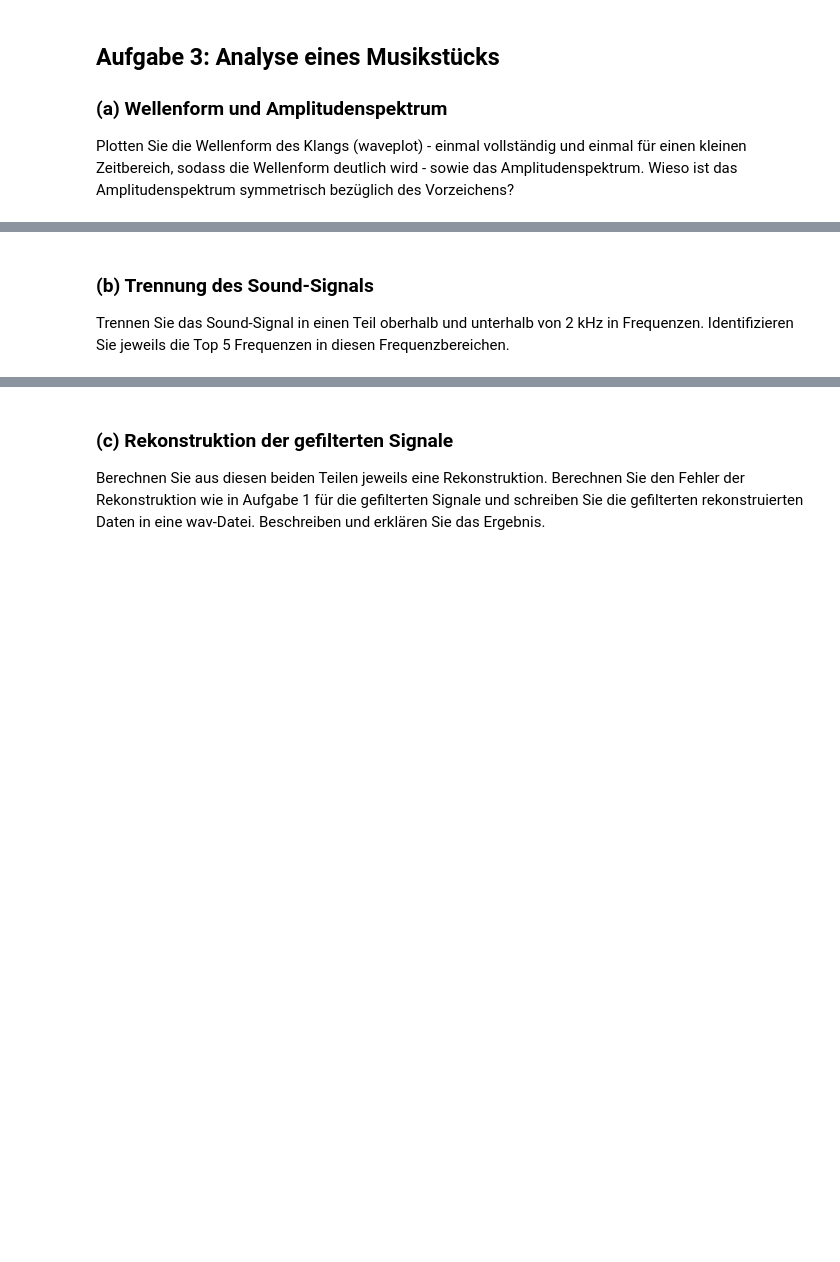
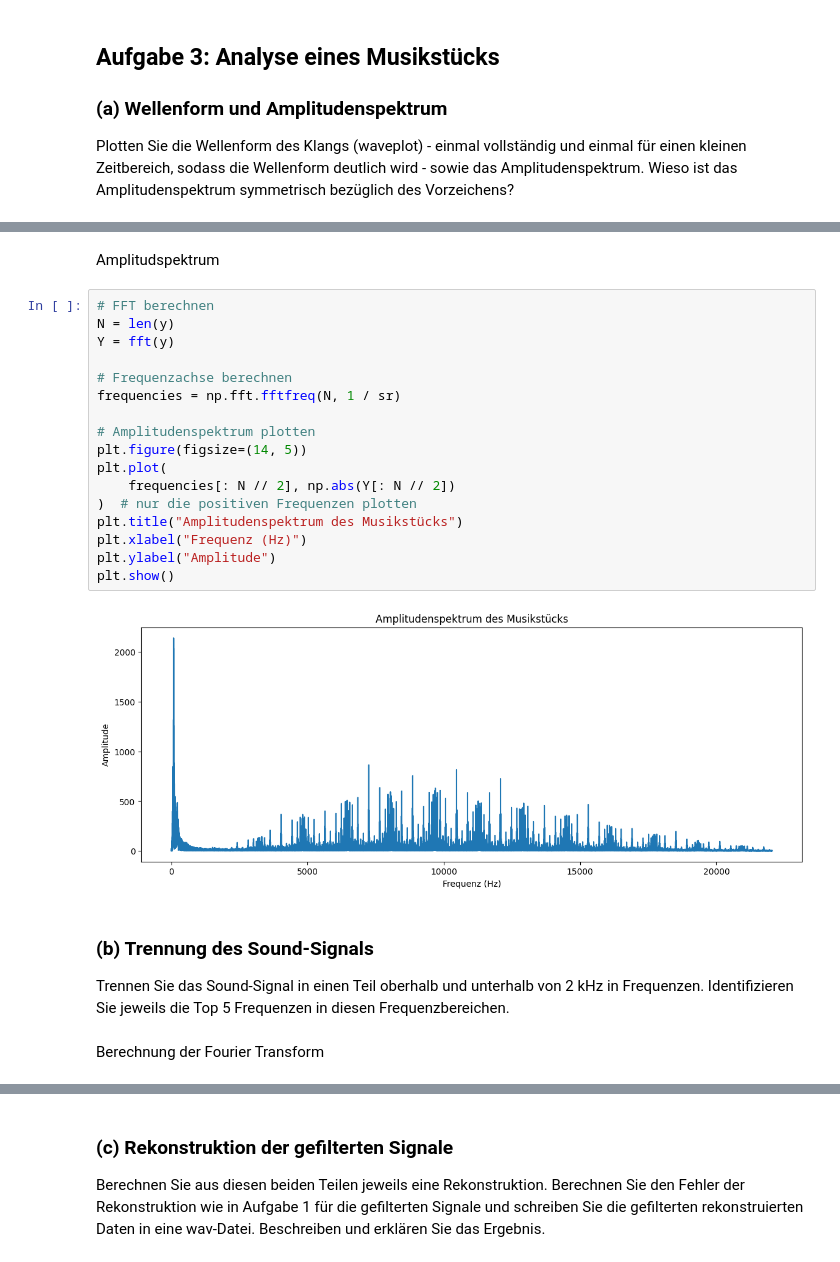
Before and after one commit to infamousperi/FourierTransformation, a Jupyter notebook: MC2.ipynb, the cells around one changed output, grey strips where cells are left out. Cells and saved outputs as stored; diff of their text form; blank space fills up the shorter version.

```diff
--- a/MC2.ipynb
+++ b/MC2.ipynb
@@ -240,3 +272,26 @@ Plotten Sie die Wellenform des Klangs (waveplot) - einmal vollständig und einma
+# %% [markdown]
+Amplitudspektrum
+# %%
+# FFT berechnen
+N = len(y)
+Y = fft(y)
+
+# Frequenzachse berechnen
+frequencies = np.fft.fftfreq(N, 1 / sr)
+
+# Amplitudenspektrum plotten
+plt.figure(figsize=(14, 5))
+plt.plot(
+    frequencies[: N // 2], np.abs(Y[: N // 2])
+)  # nur die positiven Frequenzen plotten
+plt.title("Amplitudenspektrum des Musikstücks")
+plt.xlabel("Frequenz (Hz)")
+plt.ylabel("Amplitude")
+plt.show()
+# %% [output]
+[figure, added]
 # %% [markdown]
 ### (b) Trennung des Sound-Signals
 Trennen Sie das Sound-Signal in einen Teil oberhalb und unterhalb von 2 kHz in Frequenzen. Identifizieren Sie jeweils die Top 5 Frequenzen in diesen Frequenzbereichen.
+# %% [markdown]
+Berechnung der Fourier Transform
```
Also changed, not shown: parts of 10 cells of this notebook, 2 other files.
